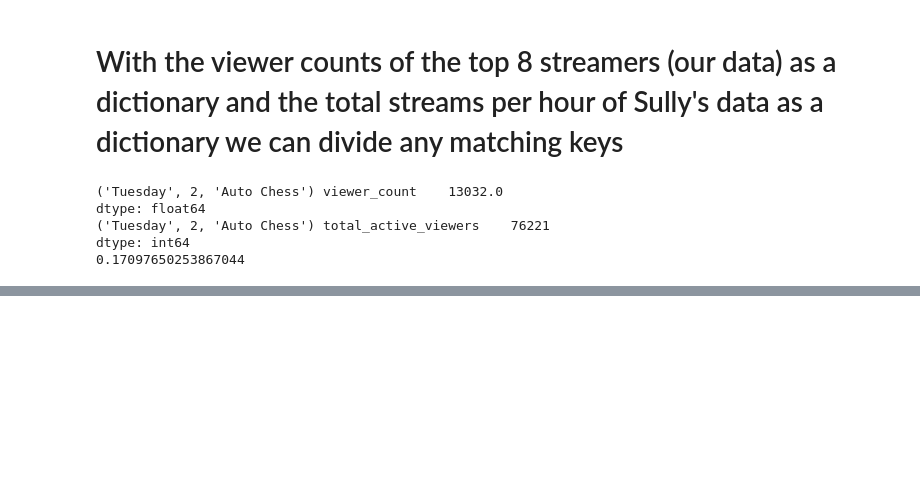
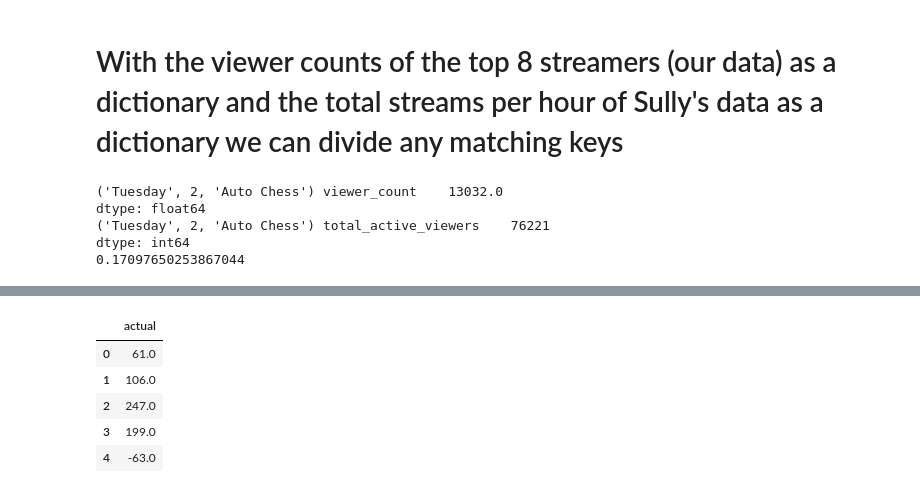
Before and after one commit to natashaborders-zz/Twitch_Streamers_Recommender, a Jupyter notebook: notebooks/Top_8_Streamers.ipynb, the cells around one changed output, grey strips where cells are left out. Saved outputs shown, nothing was run; the diff lists cells and outputs as text; code cells hidden in the pictures; blank space fills up the shorter version.

```diff
--- a/notebooks/Top_8_Streamers.ipynb
+++ b/notebooks/Top_8_Streamers.ipynb
@@ -275,0 +297,15 @@ for name in top_8Set.intersection(denomSet):
+# %%
+actual_data = pd.read_csv('/Users/randy/lstm_data/actual_data.txt', header=None).transpose()
+predict_data = pd.read_csv('/Users/randy/lstm_data/predict_data.txt', header=None).transpose()
+# %%
+actual_data.columns=['actual']
+predict_data.columns=['predicted']
+# %%
+actual_data.head()
+# %% [output]
+|  | actual |
+| 0 | 61.0 |
+| 1 | 106.0 |
+| 2 | 247.0 |
+| 3 | 199.0 |
+| 4 | -63.0 |
```
Also changed, not shown: parts of 8 cells of this notebook, 2 other files.
